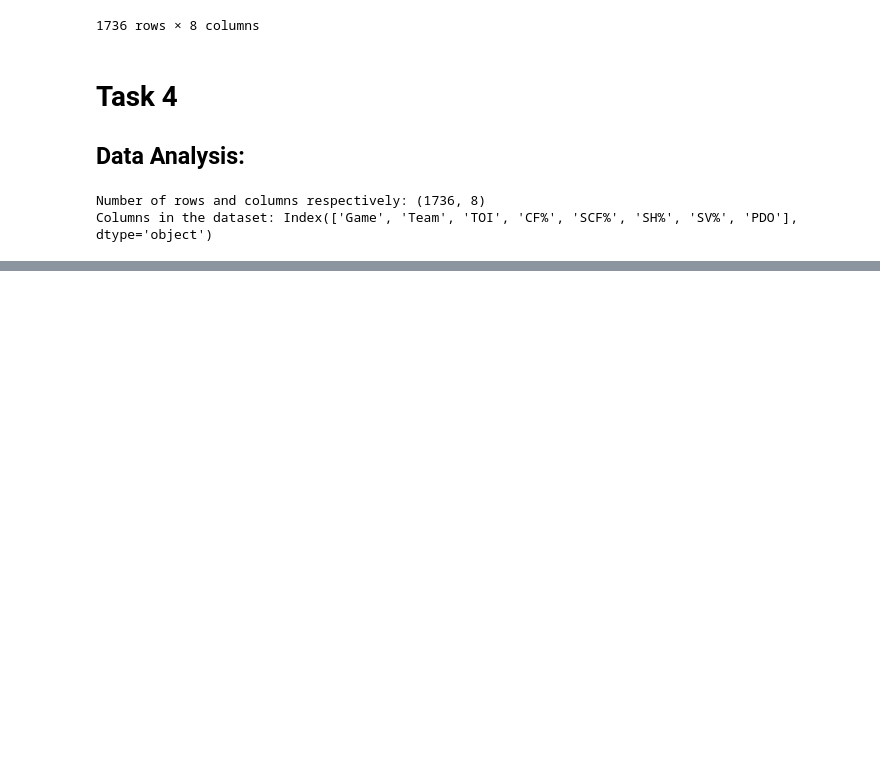
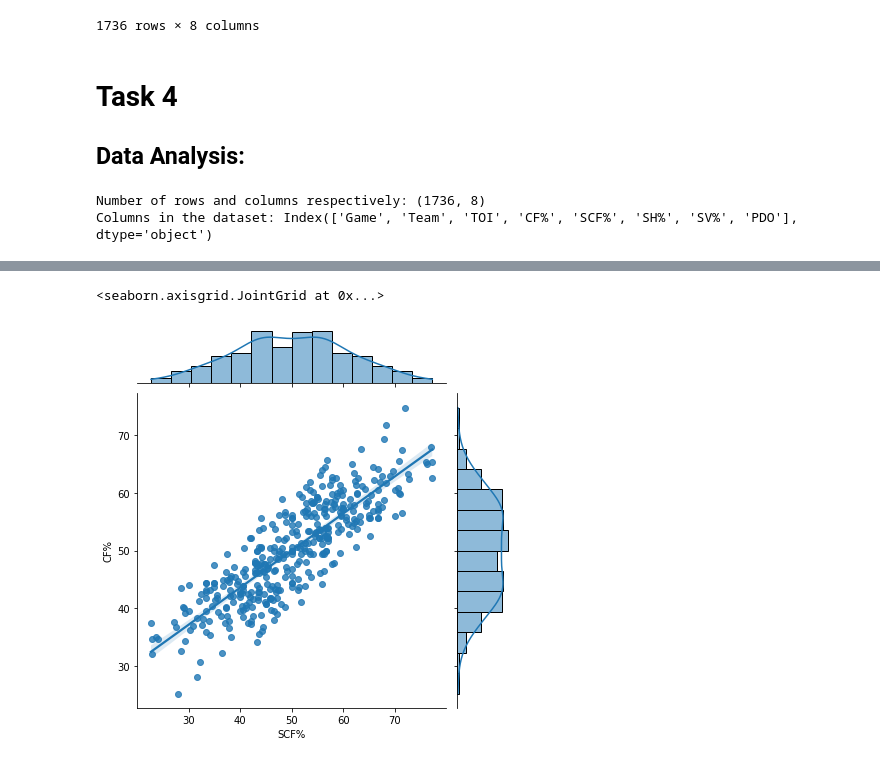
Before and after one commit to data301-2021-winter1/project-group23-project, a Jupyter notebook: notebooks/analysis2.ipynb, the cells around one changed output, grey strips where cells are left out. Saved outputs shown, nothing was run; the diff lists cells and outputs as text; code cells hidden in the pictures; blank space fills up the shorter version.

```diff
--- a/notebooks/analysis2.ipynb
+++ b/notebooks/analysis2.ipynb
@@ -415,0 +430,6 @@ plt.show()
+# %%
+df56 = kp.North_Div1(dfp)
+sns.jointplot(x='SCF%', y='CF%', data=df56, kind='reg')
+# %% [output]
+<seaborn.axisgrid.JointGrid at 0x...>
+[figure, added]
```
Also changed, not shown: parts of 9 cells of this notebook.
